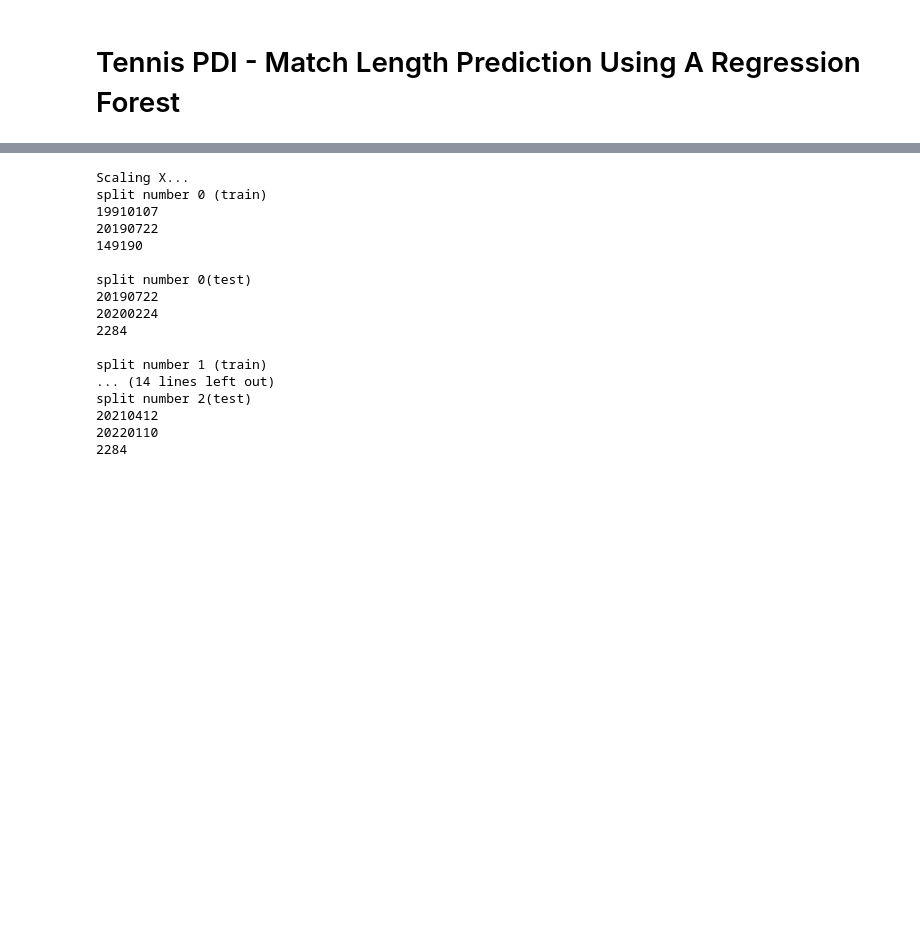
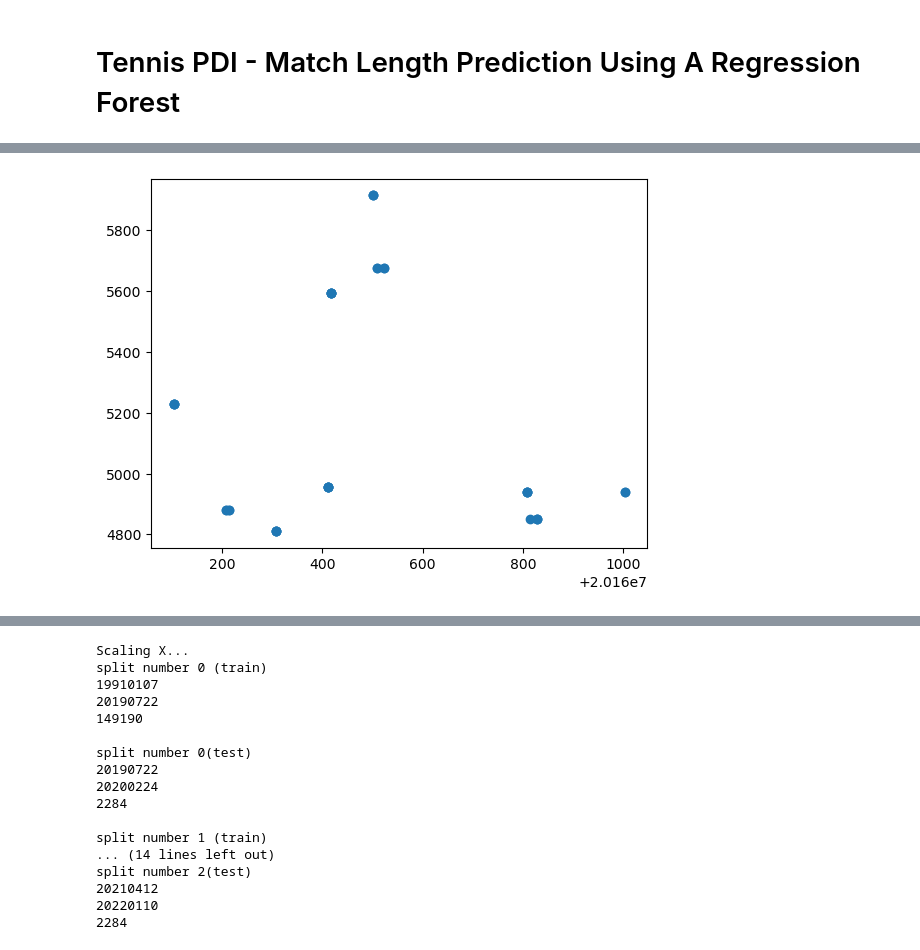
Before and after one commit to leobeuque/PDI-Tennis, a Jupyter notebook: regression-tree-leo.ipynb, the cells around one changed output, grey strips where cells are left out. Drawn from its saved outputs; the diff is of its cells as text; code cells hidden in the pictures; blank space fills up the shorter version.

```diff
--- a/regression-tree-leo.ipynb
+++ b/regression-tree-leo.ipynb
@@ -49,0 +215,15 @@ max_tourney_date
+# %%
+# Evolution des points ATP de Rafael Nadal en 2016.
+
+df_temp = atp_all_players[atp_all_players["winner_name"] == "Rafael Nadal"][["winner_rank_points","tourney_date"]]
+date_debut = 20160101
+date_fin = 20161230
+df_temp_year = df_temp[df_temp["tourney_date"] > date_debut]
+df_temp_year = df_temp_year[df_temp_year["tourney_date"] < date_fin]
+
+y = df_temp_year["winner_rank_points"].values
+x = df_temp_year["tourney_date"].values
+plt.scatter(x,y)
+plt.show()
+# %% [output]
+[figure, added]
```
Also changed, not shown: parts of 49 cells of this notebook.
